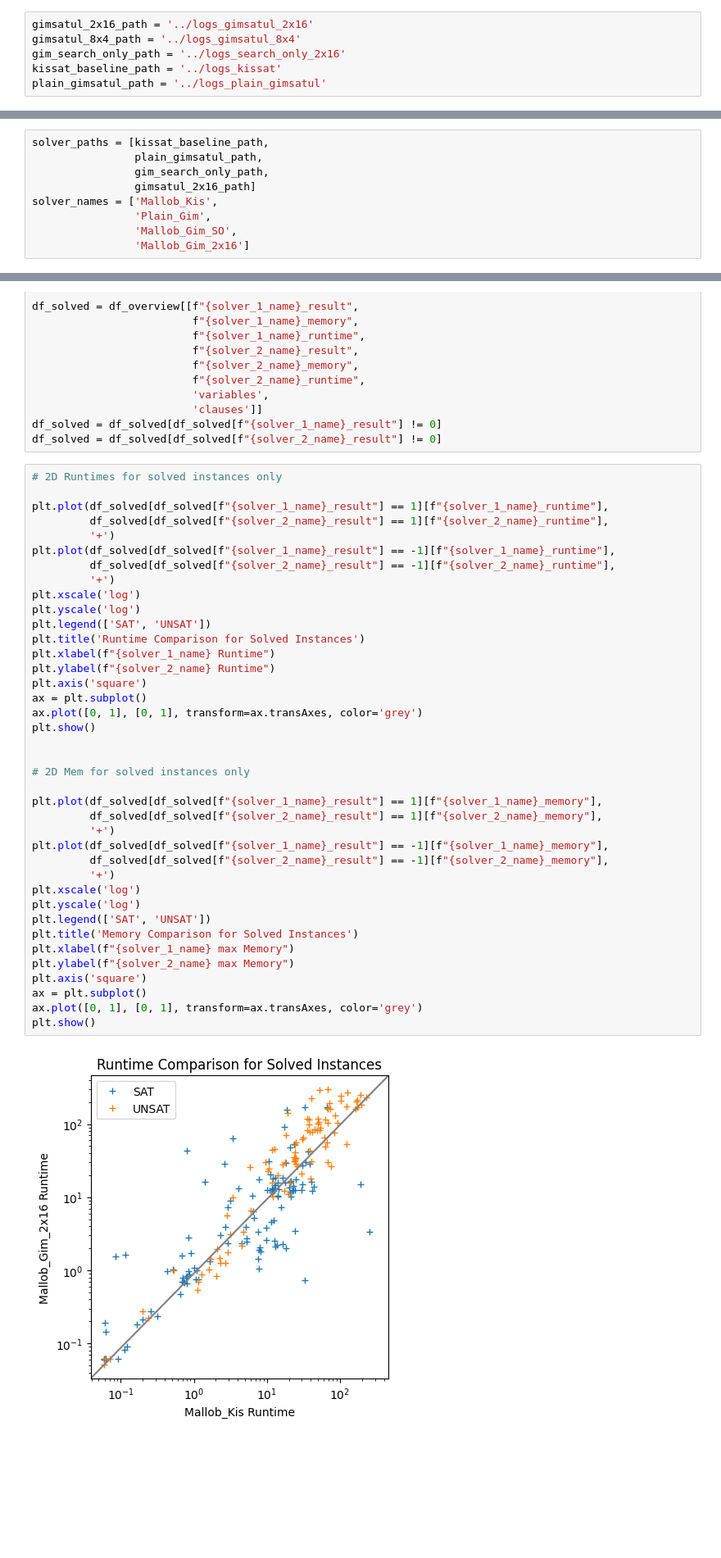
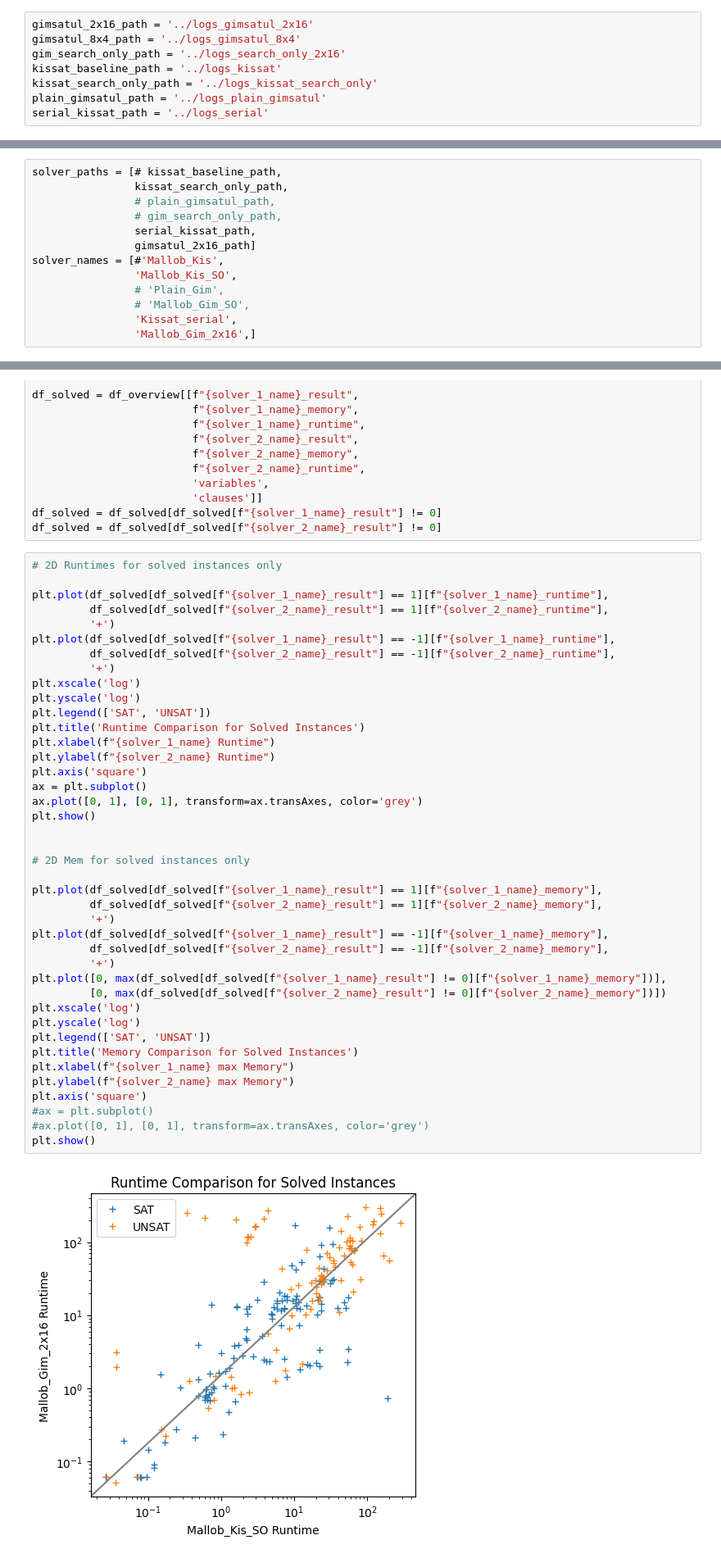
Before and after one commit to rubenGoetz/mallob, a Jupyter notebook: notebooks/plot_data.ipynb, the cells around one changed output, grey strips where cells are left out. Shown at 82% size. Drawn from its saved outputs; the diff is of its cells as text; blank space fills up the shorter version.

Commit message:
search only integration for gimsatul

```diff
--- a/notebooks/plot_data.ipynb
+++ b/notebooks/plot_data.ipynb
@@ -14,18 +14,24 @@ gimsatul_2x16_path = '../logs_gimsatul_2x16'
 gimsatul_8x4_path = '../logs_gimsatul_8x4'
 gim_search_only_path = '../logs_search_only_2x16'
 kissat_baseline_path = '../logs_kissat'
+kissat_search_only_path = '../logs_kissat_search_only'
 plain_gimsatul_path = '../logs_plain_gimsatul'
+serial_kissat_path = '../logs_serial'
 # %% [markdown]
 ### Select Paths for Comparison
 # %%
-solver_paths = [kissat_baseline_path,
-                plain_gimsatul_path,
-                gim_search_only_path,
+solver_paths = [# kissat_baseline_path,
+                kissat_search_only_path,
+                # plain_gimsatul_path,
+                # gim_search_only_path,
+                serial_kissat_path,
                 gimsatul_2x16_path]
-solver_names = ['Mallob_Kis',
-                'Plain_Gim',
-                'Mallob_Gim_SO',
-                'Mallob_Gim_2x16']
+solver_names = [#'Mallob_Kis',
+                'Mallob_Kis_SO',
+                # 'Plain_Gim',
+                # 'Mallob_Gim_SO',
+                'Kissat_serial',
+                'Mallob_Gim_2x16',]
 # %% [markdown]
 ### Compare 2 Results
 # %%
@@ -295,33 +301,35 @@ plt.plot(df_solved[df_solved[f"{solver_1_name}_result"] == -1][f"{solver_1_name}
          '+')
 plt.xscale('log')
 plt.yscale('log')
 plt.legend(['SAT', 'UNSAT'])
 plt.title('Runtime Comparison for Solved Instances')
 plt.xlabel(f"{solver_1_name} Runtime")
 plt.ylabel(f"{solver_2_name} Runtime")
 plt.axis('square')
 ax = plt.subplot()
 ax.plot([0, 1], [0, 1], transform=ax.transAxes, color='grey')
 plt.show()
 
 
 # 2D Mem for solved instances only
 
 plt.plot(df_solved[df_solved[f"{solver_1_name}_result"] == 1][f"{solver_1_name}_memory"],
          df_solved[df_solved[f"{solver_2_name}_result"] == 1][f"{solver_2_name}_memory"],
          '+')
 plt.plot(df_solved[df_solved[f"{solver_1_name}_result"] == -1][f"{solver_1_name}_memory"],
          df_solved[df_solved[f"{solver_2_name}_result"] == -1][f"{solver_2_name}_memory"],
          '+')
+plt.plot([0, max(df_solved[df_solved[f"{solver_1_name}_result"] != 0][f"{solver_1_name}_memory"])],
+         [0, max(df_solved[df_solved[f"{solver_2_name}_result"] != 0][f"{solver_2_name}_memory"])])
 plt.xscale('log')
 plt.yscale('log')
 plt.legend(['SAT', 'UNSAT'])
 plt.title('Memory Comparison for Solved Instances')
 plt.xlabel(f"{solver_1_name} max Memory")
 plt.ylabel(f"{solver_2_name} max Memory")
 plt.axis('square')
-ax = plt.subplot()
-ax.plot([0, 1], [0, 1], transform=ax.transAxes, color='grey')
+#ax = plt.subplot()
+#ax.plot([0, 1], [0, 1], transform=ax.transAxes, color='grey')
 plt.show()
 # %% [output]
-[figure, old version]
+[figure, new version]
```
Also changed, not shown: parts of 14 cells of this notebook, 3 other files.
